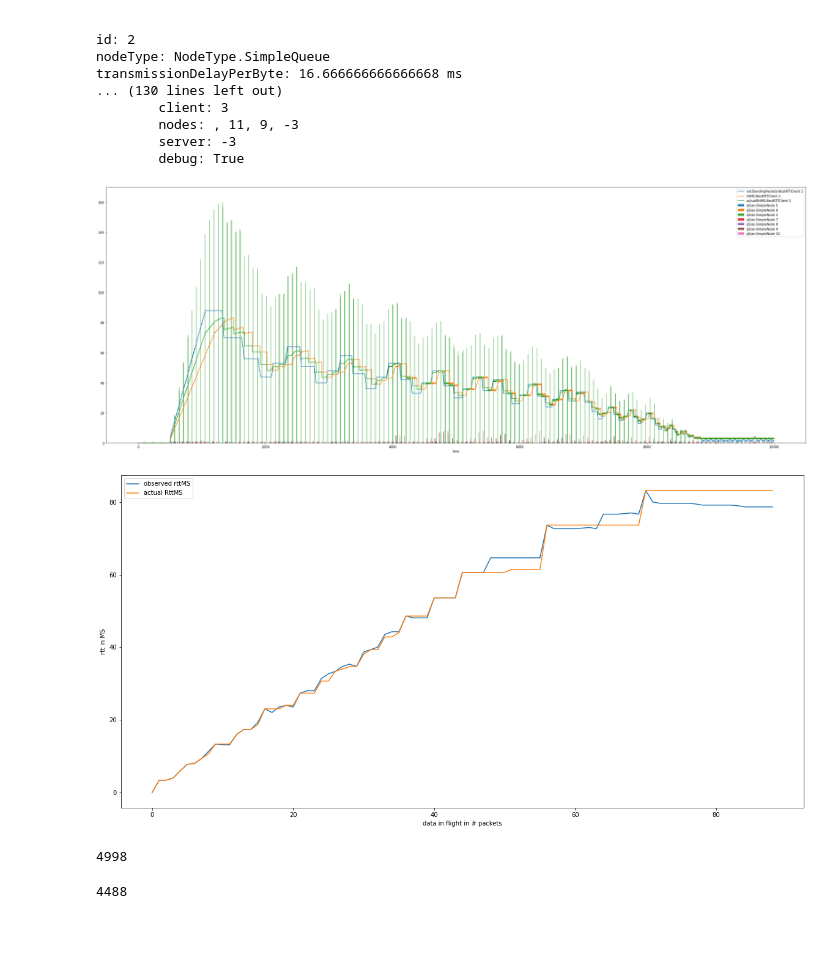
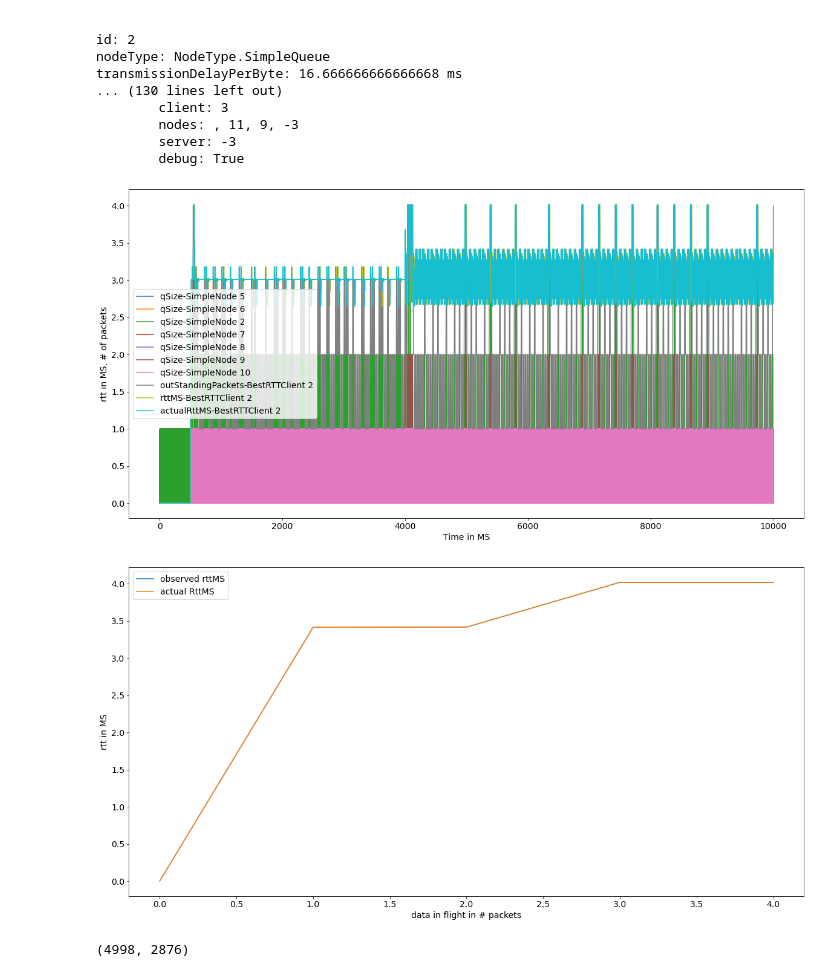
Before and after one commit to adhocmaster/pyns, a Jupyter notebook: scenarios/2-client-bestRTT-Long.ipynb, the cells around one changed output. Saved outputs shown, nothing was run; the diff lists cells and outputs as text; code cells hidden in the pictures; blank space fills up the shorter version.

```diff
--- a/scenarios/2-client-bestRTT-Long.ipynb
+++ b/scenarios/2-client-bestRTT-Long.ipynb
@@ -22,9 +22,9 @@ Logging file at: 2-client-debug.log
 # %%
 
 clientManager = ClientManager(timeResolutionUnit, debug=True)
-client = clientManager.createTCPClient(deliveryRatePerS=1000, max_outstanding_packets=100)
-client2 = clientManager.createBestRTTClient(pollCycle=2,rttWindowSize=5, bandWidthWindowSize=5, deliveryRatePerS=1500, max_outstanding_packets=100, startAt=250000 )
-client3 = clientManager.createTCPClient(deliveryRatePerS=500, max_outstanding_packets=100, startAt=2000000)
+client = clientManager.createTCPClient(deliveryRatePerS=1000, max_outstanding_packets=10)
+client2 = clientManager.createBestRTTClient(pollCycle=2,rttWindowSize=5, bandWidthWindowSize=5, deliveryRatePerS=1500, max_outstanding_packets=1, startAt=250000 )
+client3 = clientManager.createTCPClient(deliveryRatePerS=500, max_outstanding_packets=10, startAt=2000000)
 # %%
 nodes = [
     nodeManager.createSimpleNode(maxDeliveryRate=10000, debug=False),
@@ -144,18 +144,14 @@ transmissionDelayPerByte: 16.666666666666668 ms
         debug: True
 # %%
 
-analyzer.createBinnedChartForNodeVsClient(nodes2, ['qSize'], [client2], ['outStandingPackets', 'rttMS', 'actualRttMS'], figsize=(40, 15), start=0, end=None)
+analyzer.createBinnedChartForNodeVsClient(nodes2, ['qSize'], [client2], ['outStandingPackets', 'rttMS', 'actualRttMS'], figsize=(20, 10), start=0, end=None, xlabel="Time in MS", ylabel="rtt in MS, # of packets")
 analyzer.createPacketVsRTT(client2, figsize=(20, 10),)
 # %% [output]
-[figure, old version]
+[figure, new version]
-[figure, old version]
+[figure, new version]
 # %%
-client.stats['totalPacketsAcked'][-1]
+client.stats['totalPacketsAcked'][-1], client2.stats['totalPacketsAcked'][-1]
 # %% [output]
-4998
+(4998, 2876)
-# %%
-client2.stats['totalPacketsAcked'][-1]
-# %% [output]
-4488
 # %%
 
```
Also changed, not shown: parts of 4 cells of this notebook, 3 other files.
